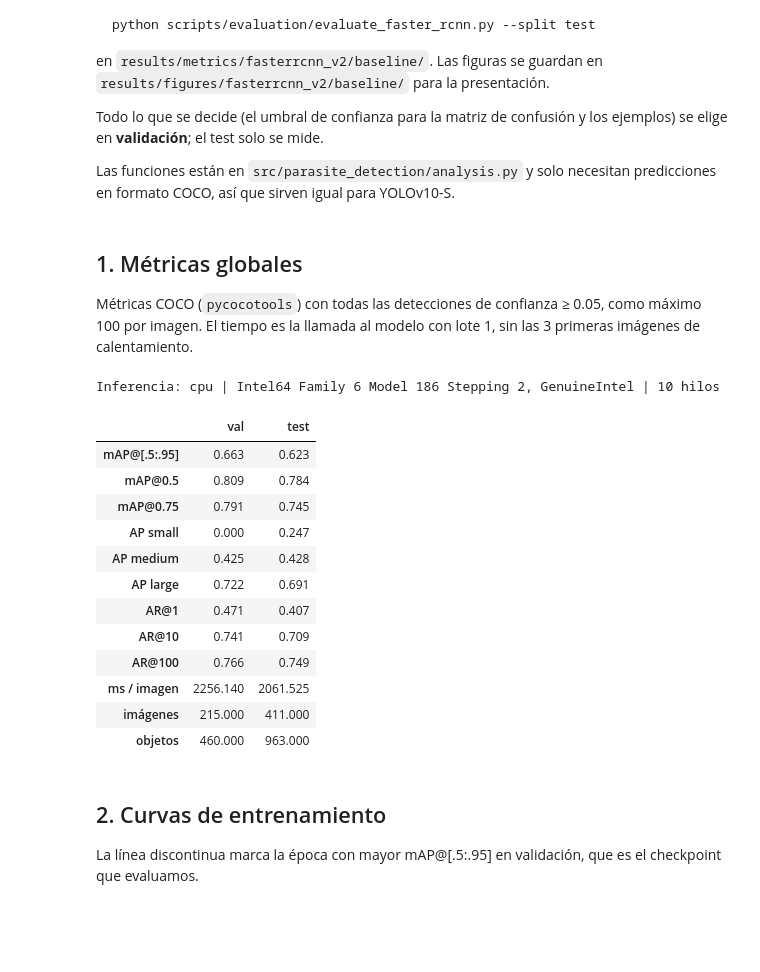
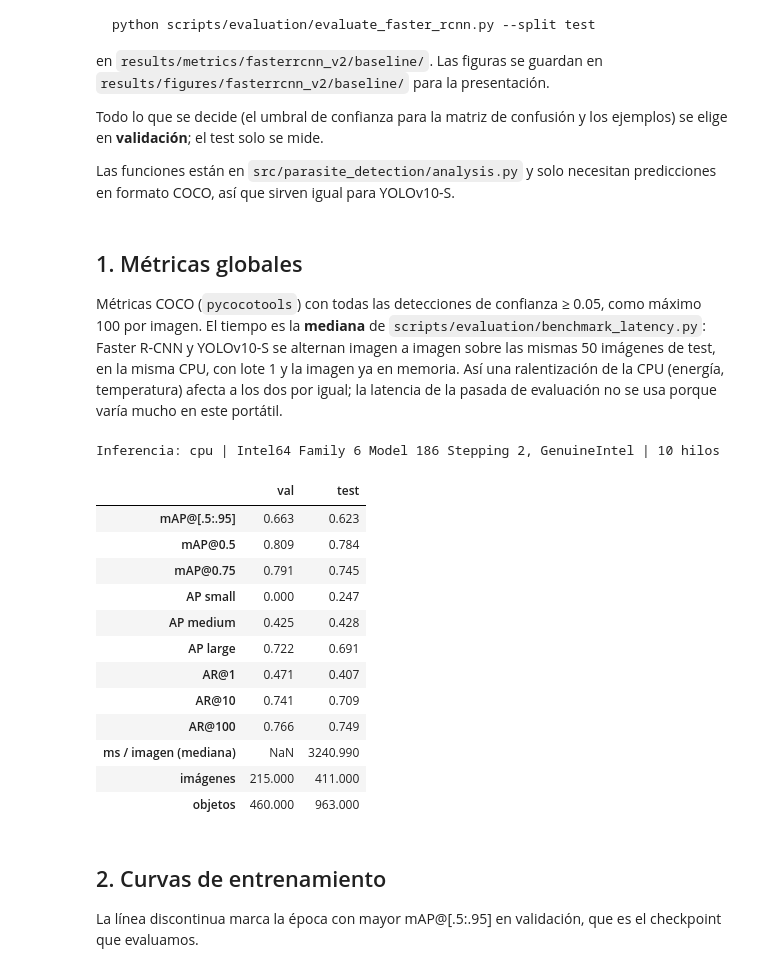
Before and after one commit to lvckss/parasite-detection-benchmark, a Jupyter notebook: notebooks/04_faster_rcnn_test_analysis.ipynb, the cells around one changed output. Drawn from its saved outputs; the diff is of its cells as text; code cells hidden in the pictures; blank space fills up the shorter version.

```diff
--- a/notebooks/04_faster_rcnn_test_analysis.ipynb
+++ b/notebooks/04_faster_rcnn_test_analysis.ipynb
@@ -36,33 +36,35 @@ history = pd.read_csv(metrics_dir / "training.csv")
 # %% [markdown]
 ## 1. Métricas globales
 
-Métricas COCO (`pycocotools`) con todas las detecciones de confianza ≥ 0.05, como máximo 100 por imagen. El tiempo es la llamada al modelo con lote 1, sin las 3 primeras imágenes de calentamiento.
+Métricas COCO (`pycocotools`) con todas las detecciones de confianza ≥ 0.05, como máximo 100 por imagen. El tiempo es la **mediana** de `scripts/evaluation/benchmark_latency.py`: Faster R-CNN y YOLOv10-S se alternan imagen a imagen sobre las mismas 50 imágenes de test, en la misma CPU, con lote 1 y la imagen ya en memoria. Así una ralentización de la CPU (energía, temperatura) afecta a los dos por igual; la latencia de la pasada de evaluación no se usa porque varía mucho en este portátil.
 # %%
 rows = {
     "mAP@[.5:.95]": "map", "mAP@0.5": "map50", "mAP@0.75": "map75",
     "AP small": "map_small", "AP medium": "map_medium", "AP large": "map_large",
     "AR@1": "mar1", "AR@10": "mar10", "AR@100": "mar100",
 }
 summary = pd.DataFrame({split: {name: metrics[split][key] for name, key in rows.items()} for split in ("val", "test")})
-summary.loc["ms / imagen"] = [metrics[s]["inference"]["mean_ms"] for s in ("val", "test")]
+# la latencia sale de benchmark_latency.py: ambos modelos alternados en las mismas imágenes de test
+latency = json.loads((RESULTS / "metrics/latency/test_cpu.json").read_text())["models"][f"{MODEL}/{RUN}"]
+summary.loc["ms / imagen (mediana)"] = [float("nan"), latency["median_ms"]]
 summary.loc["imágenes"] = [metrics[s]["images"] for s in ("val", "test")]
 summary.loc["objetos"] = [metrics[s]["objects"] for s in ("val", "test")]
 print("Inferencia:", metrics["test"]["inference"]["device"], "|", metrics["test"]["inference"]["hardware"],
       "|", metrics["test"]["inference"]["torch_threads"], "hilos")
 summary.round(3)
 # %% [output]
 Inferencia: cpu | Intel64 Family 6 Model 186 Stepping 2, GenuineIntel | 10 hilos
 |  | val | test |
 | mAP@[.5:.95] | 0.663 | 0.623 |
 | mAP@0.5 | 0.809 | 0.784 |
 | mAP@0.75 | 0.791 | 0.745 |
 | AP small | 0.000 | 0.247 |
 | AP medium | 0.425 | 0.428 |
 | AP large | 0.722 | 0.691 |
 | AR@1 | 0.471 | 0.407 |
 | AR@10 | 0.741 | 0.709 |
 | AR@100 | 0.766 | 0.749 |
-| ms / imagen | 2256.140 | 2061.525 |
+| ms / imagen (mediana) | NaN | 3240.990 |
 | imágenes | 215.000 | 411.000 |
 | objetos | 460.000 | 963.000 |
 # %% [markdown]
```
Also changed, not shown: parts of 1 cell of this notebook, 28 other files.
